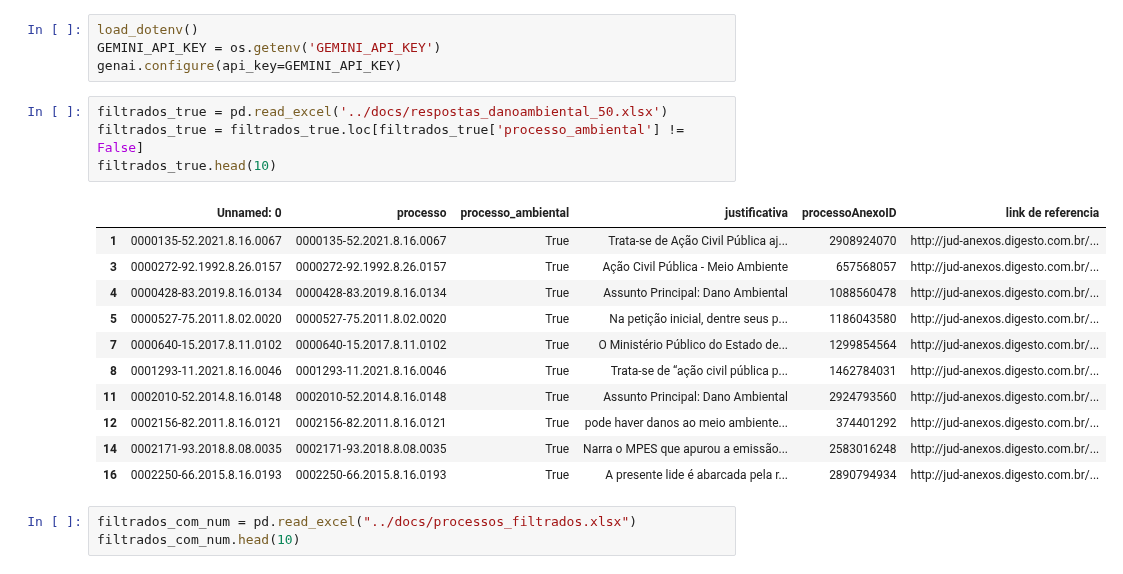
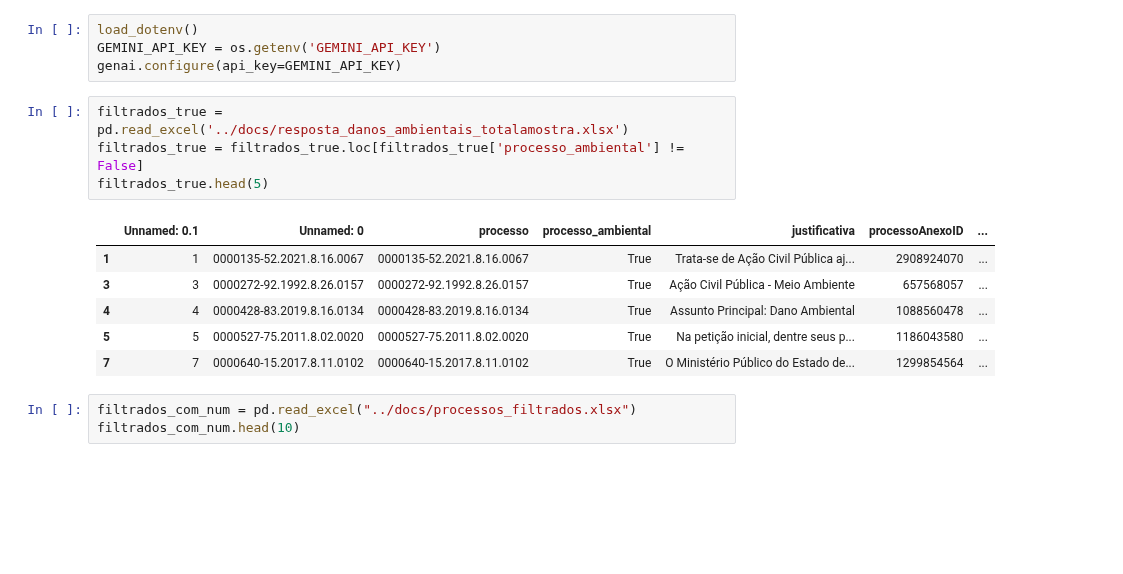
Before and after one commit to pedronery07/Projeto_InsperData_AECOM, a Jupyter notebook: testes_gemini/filtrado.ipynb, the cells around one changed output. Saved outputs shown, nothing was run; the diff lists cells and outputs as text; blank space fills up the shorter version.

```diff
--- a/testes_gemini/filtrado.ipynb
+++ b/testes_gemini/filtrado.ipynb
@@ -15,21 +15,16 @@ load_dotenv()
 GEMINI_API_KEY = os.getenv('GEMINI_API_KEY')
 genai.configure(api_key=GEMINI_API_KEY)
 # %%
-filtrados_true = pd.read_excel('../docs/respostas_danoambiental_50.xlsx')
+filtrados_true = pd.read_excel('../docs/resposta_danos_ambientais_totalamostra.xlsx')
 filtrados_true = filtrados_true.loc[filtrados_true['processo_ambiental'] != False]
-filtrados_true.head(10)
+filtrados_true.head(5)
 # %% [output]
-|  | Unnamed: 0 | processo | processo_ambiental | justificativa | processoAnexoID | link de referencia |
-| 1 | 0000135-52.2021.8.16.0067 | 0000135-52.2021.8.16.0067 | True | Trata-se de Ação Civil Pública aj... | 2908924070 | http://jud-anexos.digesto.com.br/... |
-| 3 | 0000272-92.1992.8.26.0157 | 0000272-92.1992.8.26.0157 | True | Ação Civil Pública - Meio Ambiente | 657568057 | http://jud-anexos.digesto.com.br/... |
-| 4 | 0000428-83.2019.8.16.0134 | 0000428-83.2019.8.16.0134 | True | Assunto Principal: Dano Ambiental | 1088560478 | http://jud-anexos.digesto.com.br/... |
-| 5 | 0000527-75.2011.8.02.0020 | 0000527-75.2011.8.02.0020 | True | Na petição inicial, dentre seus p... | 1186043580 | http://jud-anexos.digesto.com.br/... |
-| 7 | 0000640-15.2017.8.11.0102 | 0000640-15.2017.8.11.0102 | True | O Ministério Público do Estado de... | 1299854564 | http://jud-anexos.digesto.com.br/... |
-| 8 | 0001293-11.2021.8.16.0046 | 0001293-11.2021.8.16.0046 | True | Trata-se de “ação civil pública p... | 1462784031 | http://jud-anexos.digesto.com.br/... |
-| 11 | 0002010-52.2014.8.16.0148 | 0002010-52.2014.8.16.0148 | True | Assunto Principal: Dano Ambiental | 2924793560 | http://jud-anexos.digesto.com.br/... |
-| 12 | 0002156-82.2011.8.16.0121 | 0002156-82.2011.8.16.0121 | True | pode haver danos ao meio ambiente... | 374401292 | http://jud-anexos.digesto.com.br/... |
-| 14 | 0002171-93.2018.8.08.0035 | 0002171-93.2018.8.08.0035 | True | Narra o MPES que apurou a emissão... | 2583016248 | http://jud-anexos.digesto.com.br/... |
-| 16 | 0002250-66.2015.8.16.0193 | 0002250-66.2015.8.16.0193 | True | A presente lide é abarcada pela r... | 2890794934 | http://jud-anexos.digesto.com.br/... |
+|  | Unnamed: 0.1 | Unnamed: 0 | processo | processo_ambiental | justificativa | processoAnexoID | ... |
+| 1 | 1 | 0000135-52.2021.8.16.0067 | 0000135-52.2021.8.16.0067 | True | Trata-se de Ação Civil Pública aj... | 2908924070 | ... |
+| 3 | 3 | 0000272-92.1992.8.26.0157 | 0000272-92.1992.8.26.0157 | True | Ação Civil Pública - Meio Ambiente | 657568057 | ... |
+| 4 | 4 | 0000428-83.2019.8.16.0134 | 0000428-83.2019.8.16.0134 | True | Assunto Principal: Dano Ambiental | 1088560478 | ... |
+| 5 | 5 | 0000527-75.2011.8.02.0020 | 0000527-75.2011.8.02.0020 | True | Na petição inicial, dentre seus p... | 1186043580 | ... |
+| 7 | 7 | 0000640-15.2017.8.11.0102 | 0000640-15.2017.8.11.0102 | True | O Ministério Público do Estado de... | 1299854564 | ... |
 # %%
 filtrados_com_num = pd.read_excel("../docs/processos_filtrados.xlsx")
 filtrados_com_num.head(10)
```
Also changed, not shown: parts of 6 cells of this notebook.
